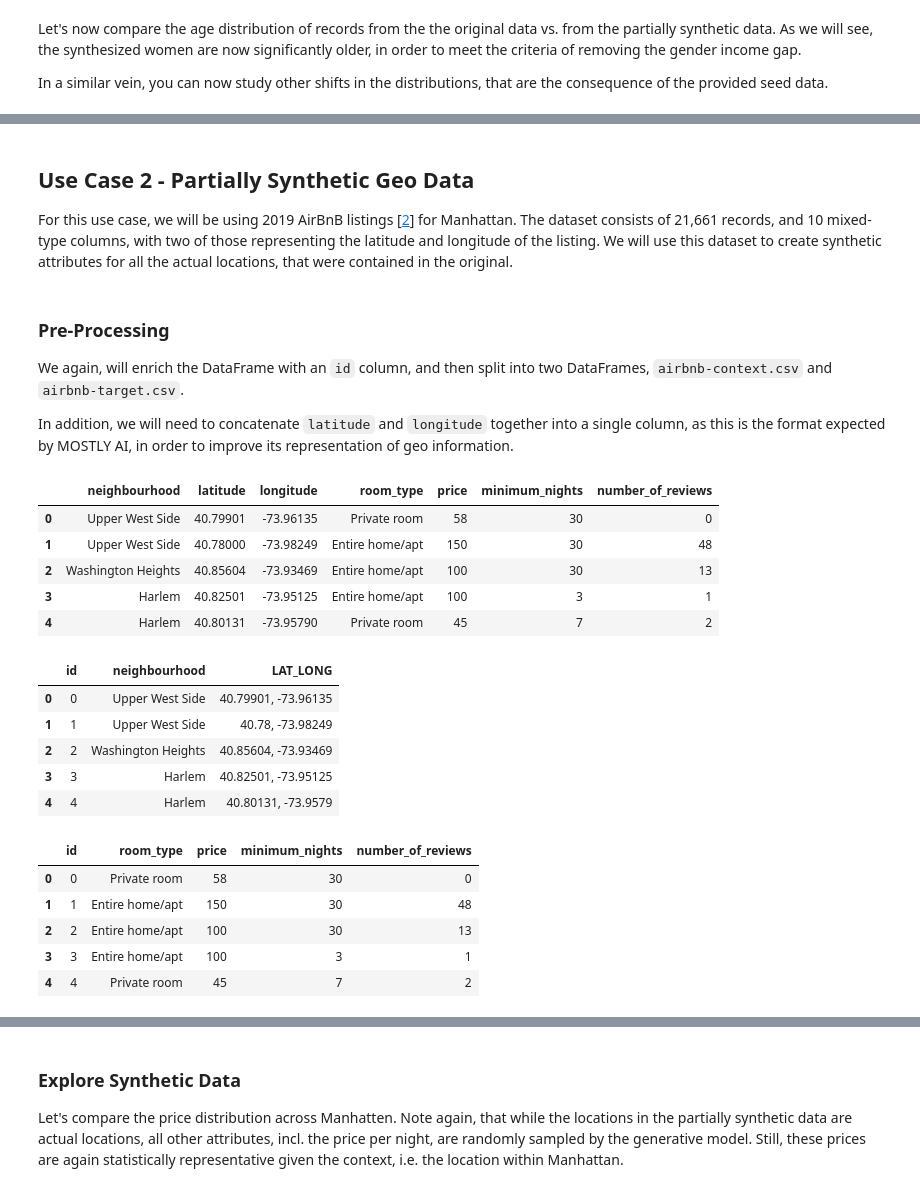
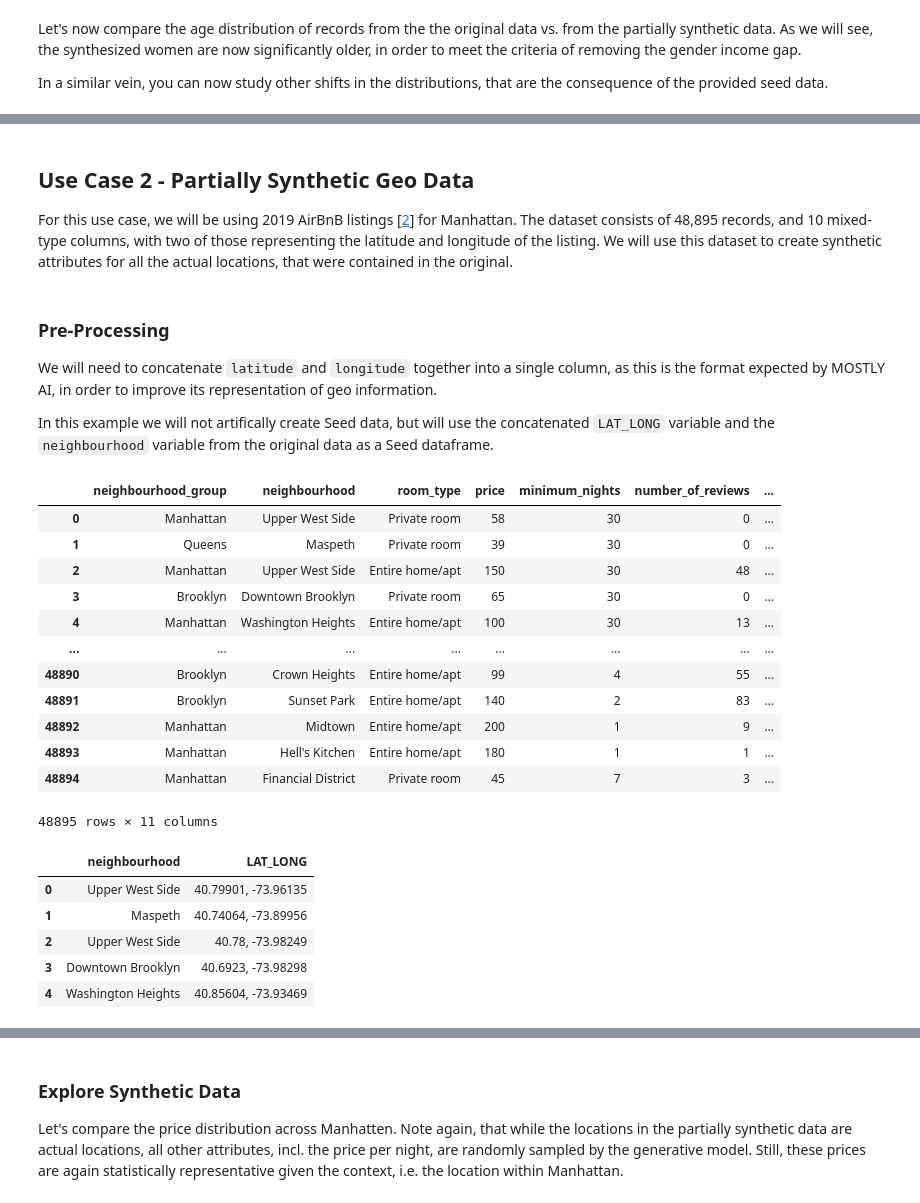
Before and after one commit to mostly-ai/mostly-tutorials, a Jupyter notebook: conditional-generation/conditional-generation.ipynb, the cells around one changed output, grey strips where cells are left out. Drawn from its saved outputs; the diff is of its cells as text; code cells hidden in the pictures.

```diff
--- a/conditional-generation/conditional-generation.ipynb
+++ b/conditional-generation/conditional-generation.ipynb
@@ -210,56 +137,48 @@ plt.show()
 # %% [markdown]
 ## Use Case 2 - Partially Synthetic Geo Data
 
-For this use case, we will be using 2019 AirBnB listings [[2](#refs)] for Manhattan. The dataset consists of 21,661 records, and 10 mixed-type columns, with two of those representing the latitude and longitude of the listing. We will use this dataset to create synthetic attributes for all the actual locations, that were contained in the original.
+For this use case, we will be using 2019 AirBnB listings [[2](#refs)] for Manhattan. The dataset consists of 48,895 records, and 10 mixed-type columns, with two of those representing the latitude and longitude of the listing. We will use this dataset to create synthetic attributes for all the actual locations, that were contained in the original.
 # %% [markdown]
 ### Pre-Processing
 
-We again, will enrich the DataFrame with an `id` column, and then split into two DataFrames, `airbnb-context.csv` and `airbnb-target.csv`.
+We will need to concatenate `latitude` and `longitude` together into a single column, as this is the format expected by MOSTLY AI, in order to improve its representation of geo information.
 
-In addition, we will need to concatenate `latitude` and `longitude` together into a single column, as this is the format expected by MOSTLY AI, in order to improve its representation of geo information.
+In this example we will not artifically create Seed data, but will use the concatenated `LAT_LONG` variable and the `neighbourhood` variable from the original data as a Seed dataframe.
-# %%
-df_orig = pd.read_csv(f'{repo}/airbnb.csv')
-display(df_orig.head())
-# %% [output]
-|  | neighbourhood | latitude | longitude | room_type | price | minimum_nights | number_of_reviews |
-| 0 | Upper West Side | 40.79901 | -73.96135 | Private room | 58 | 30 | 0 |
-| 1 | Upper West Side | 40.78000 | -73.98249 | Entire home/apt | 150 | 30 | 48 |
-| 2 | Washington Heights | 40.85604 | -73.93469 | Entire home/apt | 100 | 30 | 13 |
-| 3 | Harlem | 40.82501 | -73.95125 | Entire home/apt | 100 | 3 | 1 |
-| 4 | Harlem | 40.80131 | -73.95790 | Private room | 45 | 7 | 2 |
+# %%
+# fetch original data
+df_orig = pd.read_csv('https://github.com/mostly-ai/public-demo-data/raw/dev/airbnb/airbnb.csv.gz')
+df_orig
+# %% [output]
+|  | neighbourhood_group | neighbourhood | room_type | price | minimum_nights | number_of_reviews | ... |
+| 0 | Manhattan | Upper West Side | Private room | 58 | 30 | 0 | ... |
+| 1 | Queens | Maspeth | Private room | 39 | 30 | 0 | ... |
+| 2 | Manhattan | Upper West Side | Entire home/apt | 150 | 30 | 48 | ... |
+| 3 | Brooklyn | Downtown Brooklyn | Private room | 65 | 30 | 0 | ... |
+| 4 | Manhattan | Washington Heights | Entire home/apt | 100 | 30 | 13 | ... |
+| ... | ... | ... | ... | ... | ... | ... | ... |
+| 48890 | Brooklyn | Crown Heights | Entire home/apt | 99 | 4 | 55 | ... |
+| 48891 | Brooklyn | Sunset Park | Entire home/apt | 140 | 2 | 83 | ... |
+| 48892 | Manhattan | Midtown | Entire home/apt | 200 | 1 | 9 | ... |
+| 48893 | Manhattan | Hell's Kitchen | Entire home/apt | 180 | 1 | 1 | ... |
+| 48894 | Manhattan | Financial District | Private room | 45 | 7 | 3 | ... |
+48895 rows × 11 columns
 # %%
 df = df_orig.copy()
 
 # concatenate latitude and longitude to "LAT, LONG" format
 df['LAT_LONG'] = df['latitude'].astype(str) + ', ' + df['longitude'].astype(str)
 df = df.drop(columns=['latitude', 'longitude'])
 
 # define list of columns, on which we want to condition on
 ctx_cols = ['neighbourhood', 'LAT_LONG']
-tgt_cols = [c for c in df.columns if c not in ctx_cols]
 
-# enricht with ID column
-df.insert(0, 'id', pd.Series(range(df.shape[0])))
-
-# persist actual context, that will be used as subject table
-df_ctx = df[['id'] + ctx_cols]
-df_ctx.to_csv('airbnb-locations.csv', index=False)
+# persist actual context, that will be used as seed dataframe
+df_ctx = df[ctx_cols]
 display(df_ctx.head())
-
-# persist actual target, that will be used as linked table
-df_tgt = df[['id'] + tgt_cols]
-df_tgt.to_csv('airbnb-data.csv', index=False)
-display(df_tgt.head())
 # %% [output]
-|  | id | neighbourhood | LAT_LONG |
-| 0 | 0 | Upper West Side | 40.79901, -73.96135 |
-| 1 | 1 | Upper West Side | 40.78, -73.98249 |
-| 2 | 2 | Washington Heights | 40.85604, -73.93469 |
-| 3 | 3 | Harlem | 40.82501, -73.95125 |
-| 4 | 4 | Harlem | 40.80131, -73.9579 |
+|  | neighbourhood | LAT_LONG |
+| 0 | Upper West Side | 40.79901, -73.96135 |
+| 1 | Maspeth | 40.74064, -73.89956 |
+| 2 | Upper West Side | 40.78, -73.98249 |
+| 3 | Downtown Brooklyn | 40.6923, -73.98298 |
+| 4 | Washington Heights | 40.85604, -73.93469 |
-|  | id | room_type | price | minimum_nights | number_of_reviews |
-| 0 | 0 | Private room | 58 | 30 | 0 |
-| 1 | 1 | Entire home/apt | 150 | 30 | 48 |
-| 2 | 2 | Entire home/apt | 100 | 30 | 13 |
-| 3 | 3 | Entire home/apt | 100 | 3 | 1 |
-| 4 | 4 | Private room | 45 | 7 | 2 |
```
Also changed, not shown: parts of 32 cells of this notebook, 18 other files.
